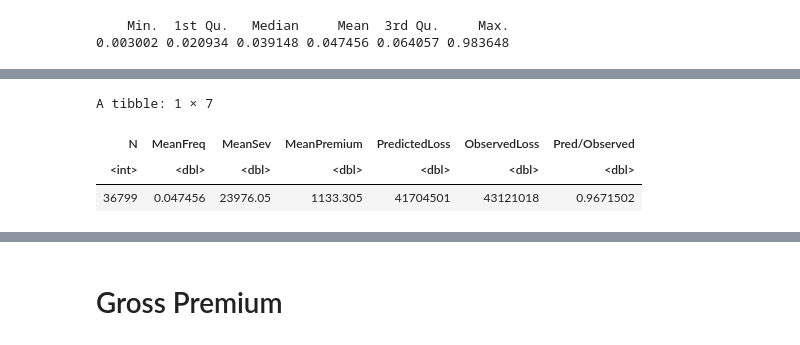
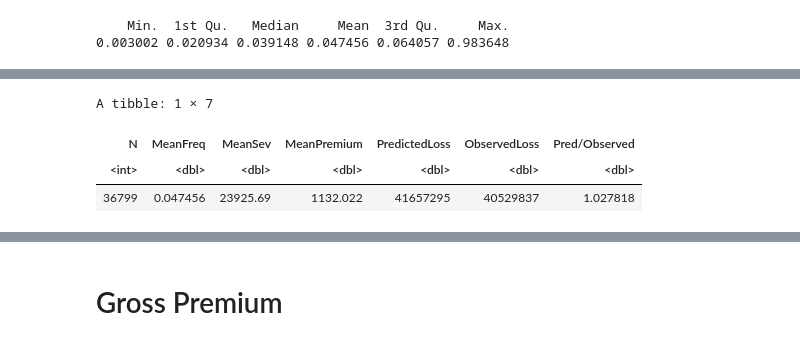
Before and after one commit to Eddie-Zhu-IRL/Motor-Insurance-Pricing, a Jupyter notebook: R/NorAuto_Pricing_R.ipynb, the cells around one changed output, grey strips where cells are left out. Saved outputs shown, nothing was run; the diff lists cells and outputs as text; code cells hidden in the pictures.

```diff
--- a/R/NorAuto_Pricing_R.ipynb
+++ b/R/NorAuto_Pricing_R.ipynb
@@ -368,20 +304,19 @@ summary(pred_dt)
 # %%
 pred_dt %>%
-    mutate(pure_premium = Freq * Severity) %>%
     summarise(N = n(),
               MeanFreq = mean(Freq),
               MeanSev = mean(Severity),
-              MeanPremium = mean(pure_premium),
+              MeanPremium = mean(`Pure Premium`),
               PredictedLoss = N * MeanPremium,
-              ObservedLoss = sum(Severity*NbClaim),
+              ObservedLoss = sum(ClaimAmount*NbClaim),
               `Pred/Observed` = PredictedLoss / ObservedLoss) -> summary_tbl
 
 summary_tbl
 # %% [output]
 A tibble: 1 × 7
 | N | MeanFreq | MeanSev | MeanPremium | PredictedLoss | ObservedLoss | Pred/Observed |
 | <int> | <dbl> | <dbl> | <dbl> | <dbl> | <dbl> | <dbl> |
-| 36799 | 0.047456 | 23976.05 | 1133.305 | 41704501 | 43121018 | 0.9671502 |
+| 36799 | 0.047456 | 23925.69 | 1132.022 | 41657295 | 40529837 | 1.027818 |
 # %%
 summary_tbl %>% dplyr::select(PredictedLoss, ObservedLoss, `Pred/Observed`)
 # %% [output]
```
Also changed, not shown: parts of 31 cells of this notebook.
